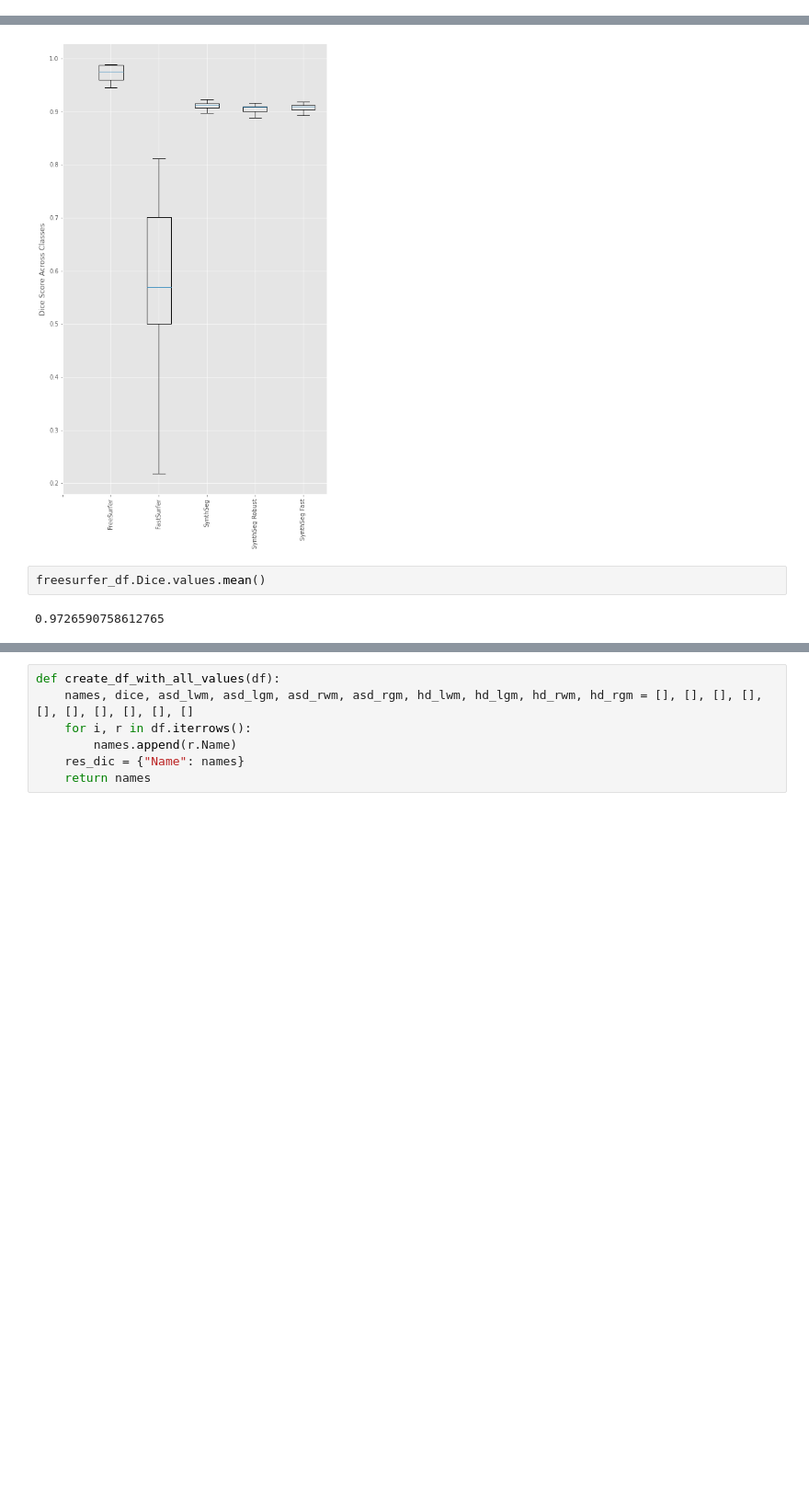
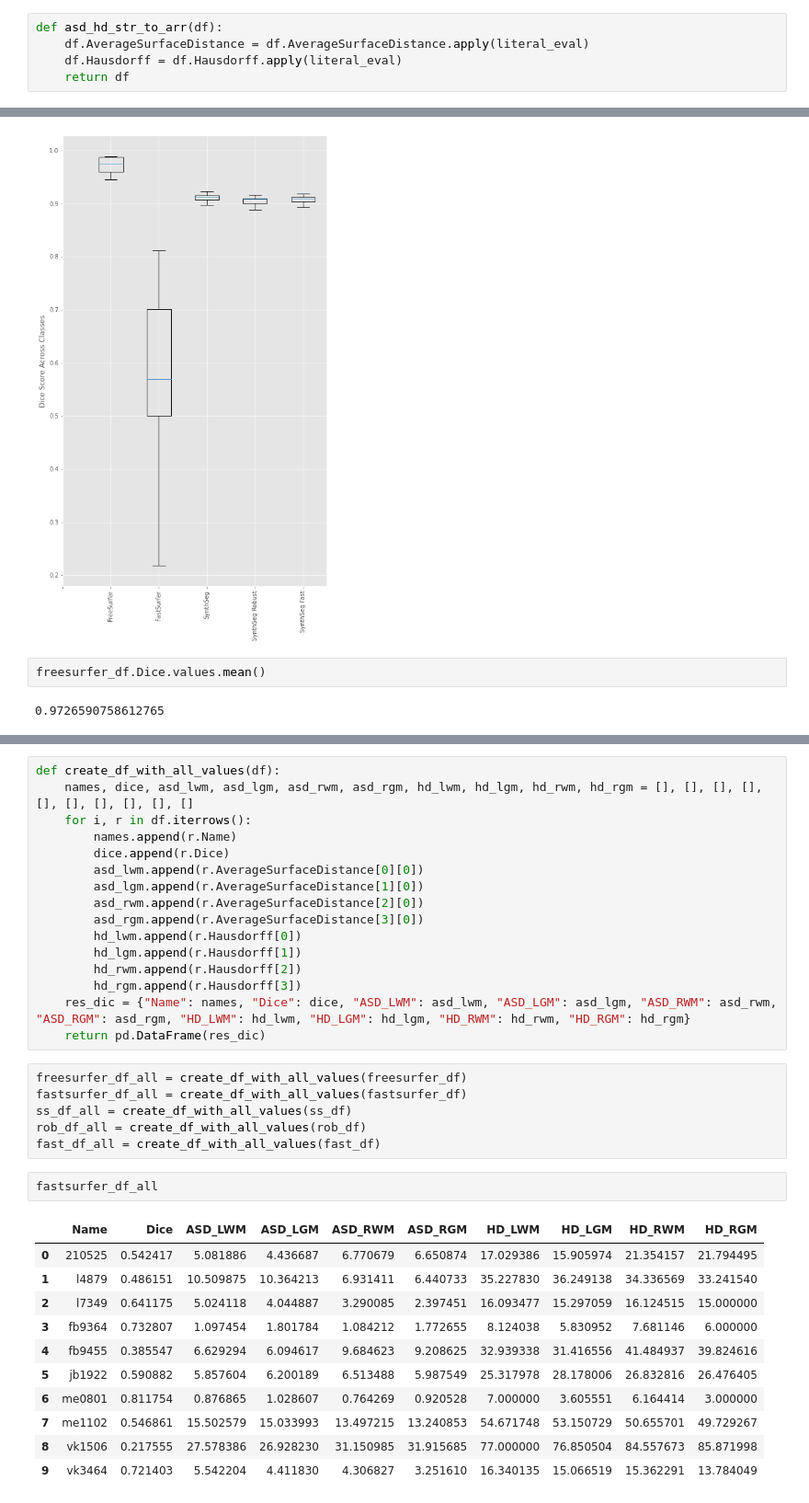
Before and after one commit to Lugges991/mpi_val, a Jupyter notebook: notebooks/final_eval.ipynb, the cells around one changed output, grey strips where cells are left out. Shown: that part at 92% size. Saved outputs shown, nothing was run; the diff lists cells and outputs as text; blank space fills up the shorter version.

Commit message:
kinda finished eval... smh

```diff
--- a/notebooks/final_eval.ipynb
+++ b/notebooks/final_eval.ipynb
@@ -17,3 +18,8 @@ fastsurfer_df = pd.read_csv("../results/fastsurfer_results.csv")
 ss_df = pd.read_csv("../results/synthseg_ss_results.csv")
 rob_df = pd.read_csv("../results/synthseg_rob_results.csv")
 fast_df = pd.read_csv("../results/synthseg_fast_results.csv")
+# %%
+def asd_hd_str_to_arr(df):
+    df.AverageSurfaceDistance = df.AverageSurfaceDistance.apply(literal_eval)
+    df.Hausdorff = df.Hausdorff.apply(literal_eval)
+    return df
@@ -83,5 +105,34 @@ def create_df_with_all_values(df):
     names, dice, asd_lwm, asd_lgm, asd_rwm, asd_rgm, hd_lwm, hd_lgm, hd_rwm, hd_rgm = [], [], [], [], [], [], [], [], [], []
     for i, r in df.iterrows():
         names.append(r.Name)
-    res_dic = {"Name": names}
-    return names
+        dice.append(r.Dice)
+        asd_lwm.append(r.AverageSurfaceDistance[0][0])
+        asd_lgm.append(r.AverageSurfaceDistance[1][0])
+        asd_rwm.append(r.AverageSurfaceDistance[2][0])
+        asd_rgm.append(r.AverageSurfaceDistance[3][0])
+        hd_lwm.append(r.Hausdorff[0])
+        hd_lgm.append(r.Hausdorff[1])
+        hd_rwm.append(r.Hausdorff[2])
+        hd_rgm.append(r.Hausdorff[3])
+    res_dic = {"Name": names, "Dice": dice, "ASD_LWM": asd_lwm, "ASD_LGM": asd_lgm, "ASD_RWM": asd_rwm, "ASD_RGM": asd_rgm, "HD_LWM": hd_lwm, "HD_LGM": hd_lgm, "HD_RWM": hd_rwm, "HD_RGM": hd_rgm}
+    return pd.DataFrame(res_dic)
+# %%
+freesurfer_df_all = create_df_with_all_values(freesurfer_df)
+fastsurfer_df_all = create_df_with_all_values(fastsurfer_df)
+ss_df_all = create_df_with_all_values(ss_df)
+rob_df_all = create_df_with_all_values(rob_df)
+fast_df_all = create_df_with_all_values(fast_df)
+# %%
+fastsurfer_df_all
+# %% [output]
+|  | Name | Dice | ASD_LWM | ASD_LGM | ASD_RWM | ASD_RGM | HD_LWM | HD_LGM | HD_RWM | HD_RGM |
+| 0 | 210525 | 0.542417 | 5.081886 | 4.436687 | 6.770679 | 6.650874 | 17.029386 | 15.905974 | 21.354157 | 21.794495 |
+| 1 | l4879 | 0.486151 | 10.509875 | 10.364213 | 6.931411 | 6.440733 | 35.227830 | 36.249138 | 34.336569 | 33.241540 |
+| 2 | l7349 | 0.641175 | 5.024118 | 4.044887 | 3.290085 | 2.397451 | 16.093477 | 15.297059 | 16.124515 | 15.000000 |
+| 3 | fb9364 | 0.732807 | 1.097454 | 1.801784 | 1.084212 | 1.772655 | 8.124038 | 5.830952 | 7.681146 | 6.000000 |
+| 4 | fb9455 | 0.385547 | 6.629294 | 6.094617 | 9.684623 | 9.208625 | 32.939338 | 31.416556 | 41.484937 | 39.824616 |
+| 5 | jb1922 | 0.590882 | 5.857604 | 6.200189 | 6.513488 | 5.987549 | 25.317978 | 28.178006 | 26.832816 | 26.476405 |
+| 6 | me0801 | 0.811754 | 0.876865 | 1.028607 | 0.764269 | 0.920528 | 7.000000 | 3.605551 | 6.164414 | 3.000000 |
+| 7 | me1102 | 0.546861 | 15.502579 | 15.033993 | 13.497215 | 13.240853 | 54.671748 | 53.150729 | 50.655701 | 49.729267 |
+| 8 | vk1506 | 0.217555 | 27.578386 | 26.928230 | 31.150985 | 31.915685 | 77.000000 | 76.850504 | 84.557673 | 85.871998 |
+| 9 | vk3464 | 0.721403 | 5.542204 | 4.411830 | 4.306827 | 3.251610 | 16.340135 | 15.066519 | 15.362291 | 13.784049 |
```
Also changed, not shown: parts of 18 cells of this notebook, 7 other files.
